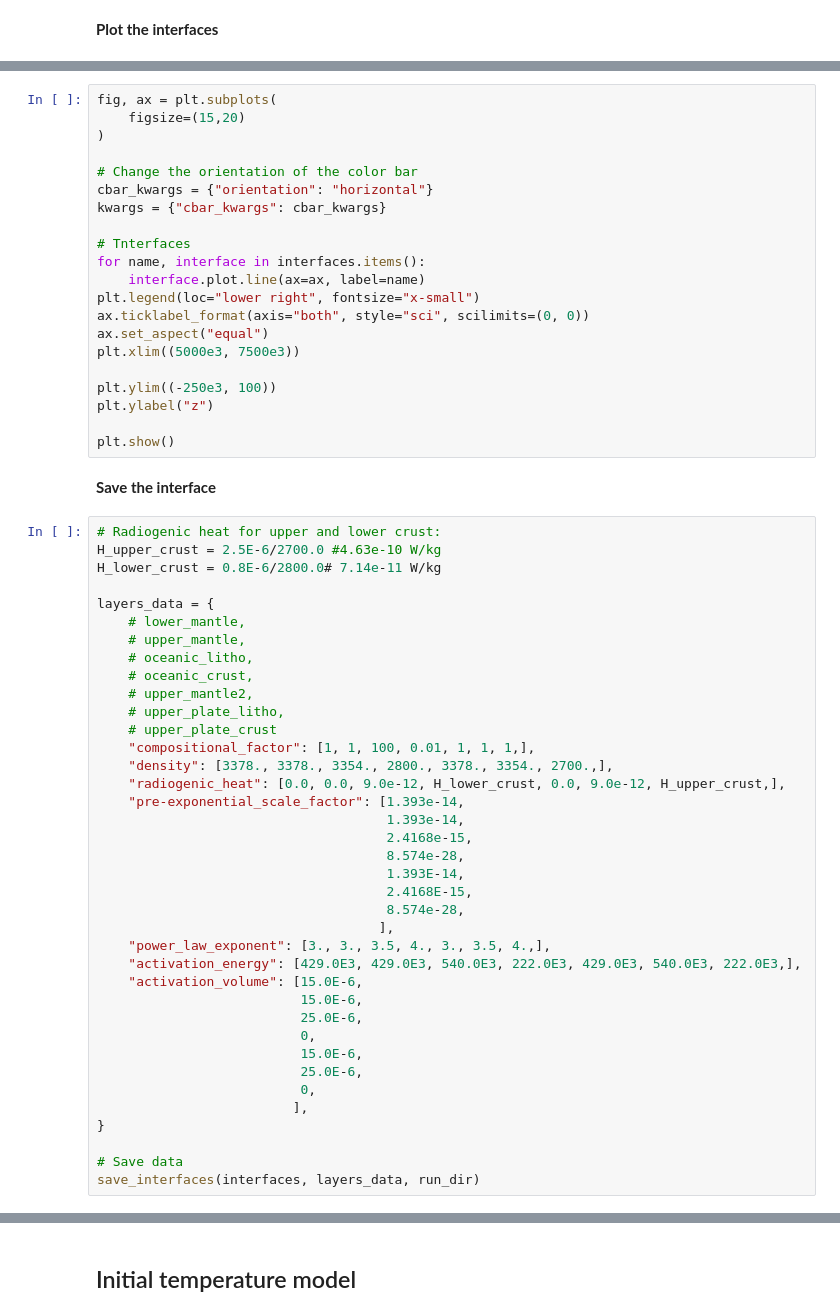
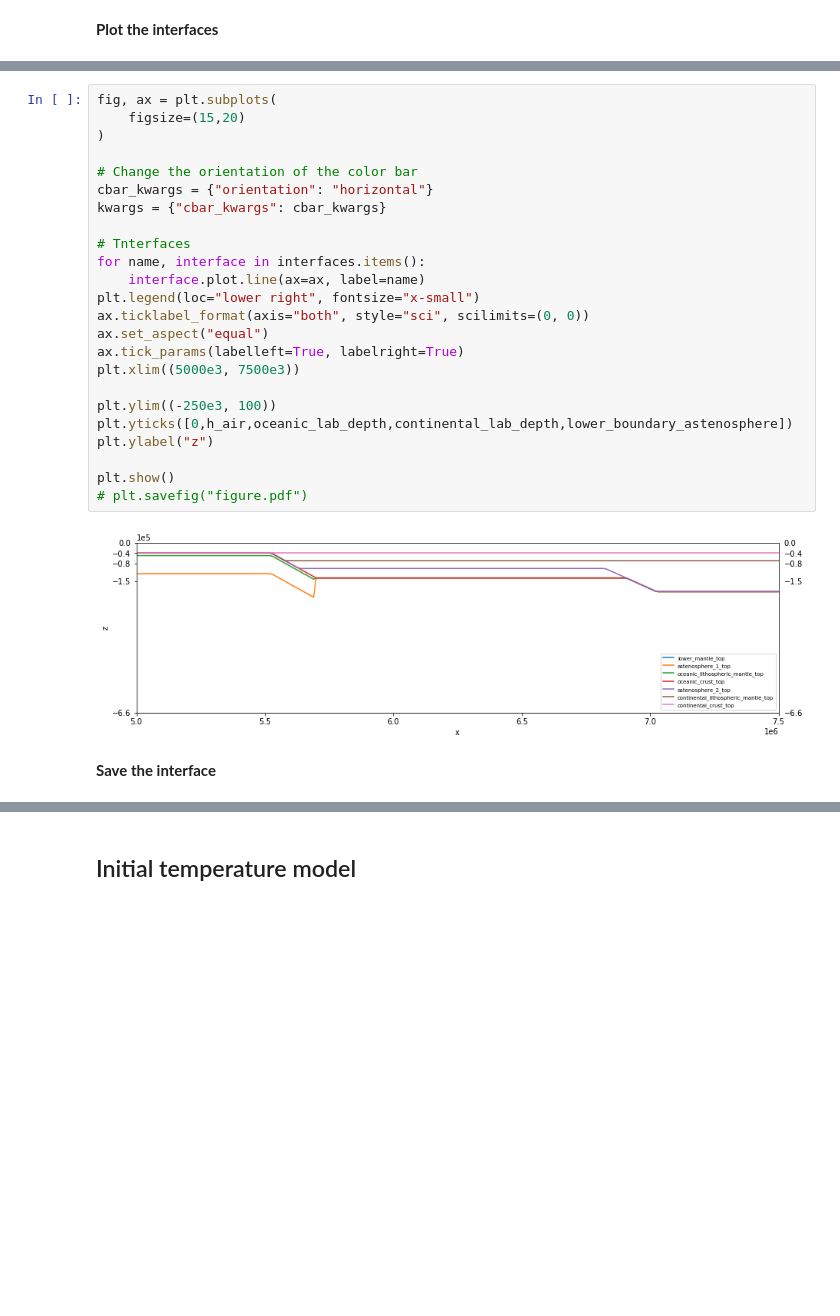
Before and after one commit to jamisonassuncao/mandyoc-scripts, a Jupyter notebook: mandyoc-make-initial.ipynb, the cells around one changed output, grey strips where cells are left out. Saved outputs shown, nothing was run; the diff lists cells and outputs as text; blank space fills up the shorter version.

```diff
--- a/mandyoc-make-initial.ipynb
+++ b/mandyoc-make-initial.ipynb
@@ -222,61 +356,28 @@ plt.show()
 # %%
 fig, ax = plt.subplots(
     figsize=(15,20)
 )
 
 # Change the orientation of the color bar
 cbar_kwargs = {"orientation": "horizontal"}
 kwargs = {"cbar_kwargs": cbar_kwargs}
 
 # Tnterfaces
 for name, interface in interfaces.items():
     interface.plot.line(ax=ax, label=name)
 plt.legend(loc="lower right", fontsize="x-small")
 ax.ticklabel_format(axis="both", style="sci", scilimits=(0, 0))
 ax.set_aspect("equal")
+ax.tick_params(labelleft=True, labelright=True)
 plt.xlim((5000e3, 7500e3))
 
 plt.ylim((-250e3, 100))
+plt.yticks([0,h_air,oceanic_lab_depth,continental_lab_depth,lower_boundary_astenosphere])
 plt.ylabel("z")
 
 plt.show()
+# plt.savefig("figure.pdf")
+# %% [output]
+[figure, added]
 # %% [markdown]
 **Save the interface**
-# %%
-# Radiogenic heat for upper and lower crust:
-H_upper_crust = 2.5E-6/2700.0 #4.63e-10 W/kg
-H_lower_crust = 0.8E-6/2800.0# 7.14e-11 W/kg
-
-layers_data = {
-    # lower_mantle,
-    # upper_mantle,
-    # oceanic_litho,
-    # oceanic_crust,
-    # upper_mantle2,
-    # upper_plate_litho,
-    # upper_plate_crust
-    "compositional_factor": [1, 1, 100, 0.01, 1, 1, 1,],
-    "density": [3378., 3378., 3354., 2800., 3378., 3354., 2700.,],
-    "radiogenic_heat": [0.0, 0.0, 9.0e-12, H_lower_crust, 0.0, 9.0e-12, H_upper_crust,],
-    "pre-exponential_scale_factor": [1.393e-14,
-                                     1.393e-14,
-                                     2.4168e-15,
-                                     8.574e-28,
-                                     1.393E-14,
-                                     2.4168E-15,
-                                     8.574e-28,
-                                    ],
-    "power_law_exponent": [3., 3., 3.5, 4., 3., 3.5, 4.,],
-    "activation_energy": [429.0E3, 429.0E3, 540.0E3, 222.0E3, 429.0E3, 540.0E3, 222.0E3,],
-    "activation_volume": [15.0E-6,
-                          15.0E-6,
-                          25.0E-6,
-                          0,
-                          15.0E-6,
-                          25.0E-6,
-                          0,
-                         ],
-}
-
-# Save data
-save_interfaces(interfaces, layers_data, run_dir)
```
Also changed, not shown: parts of 46 cells of this notebook, 5 other files.
